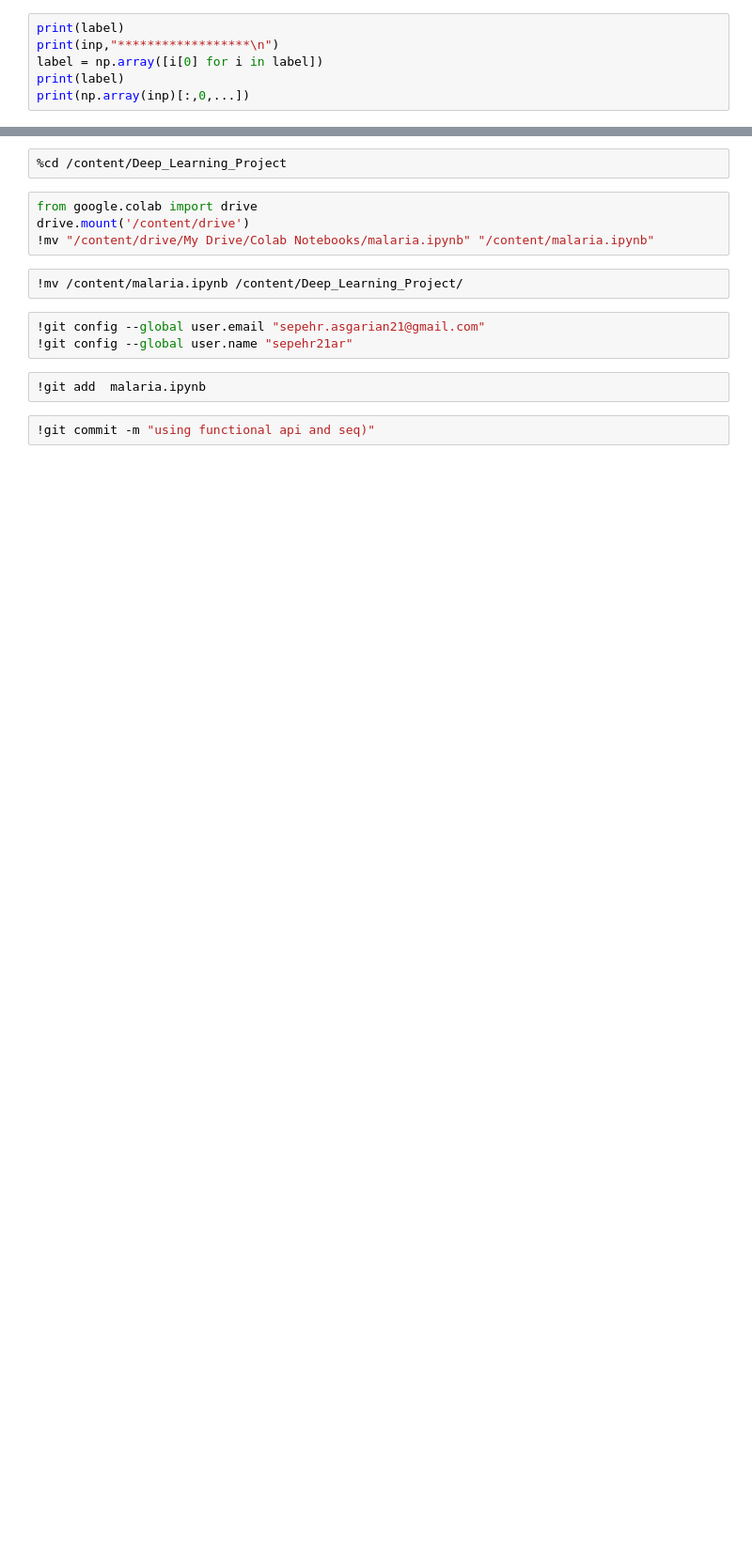
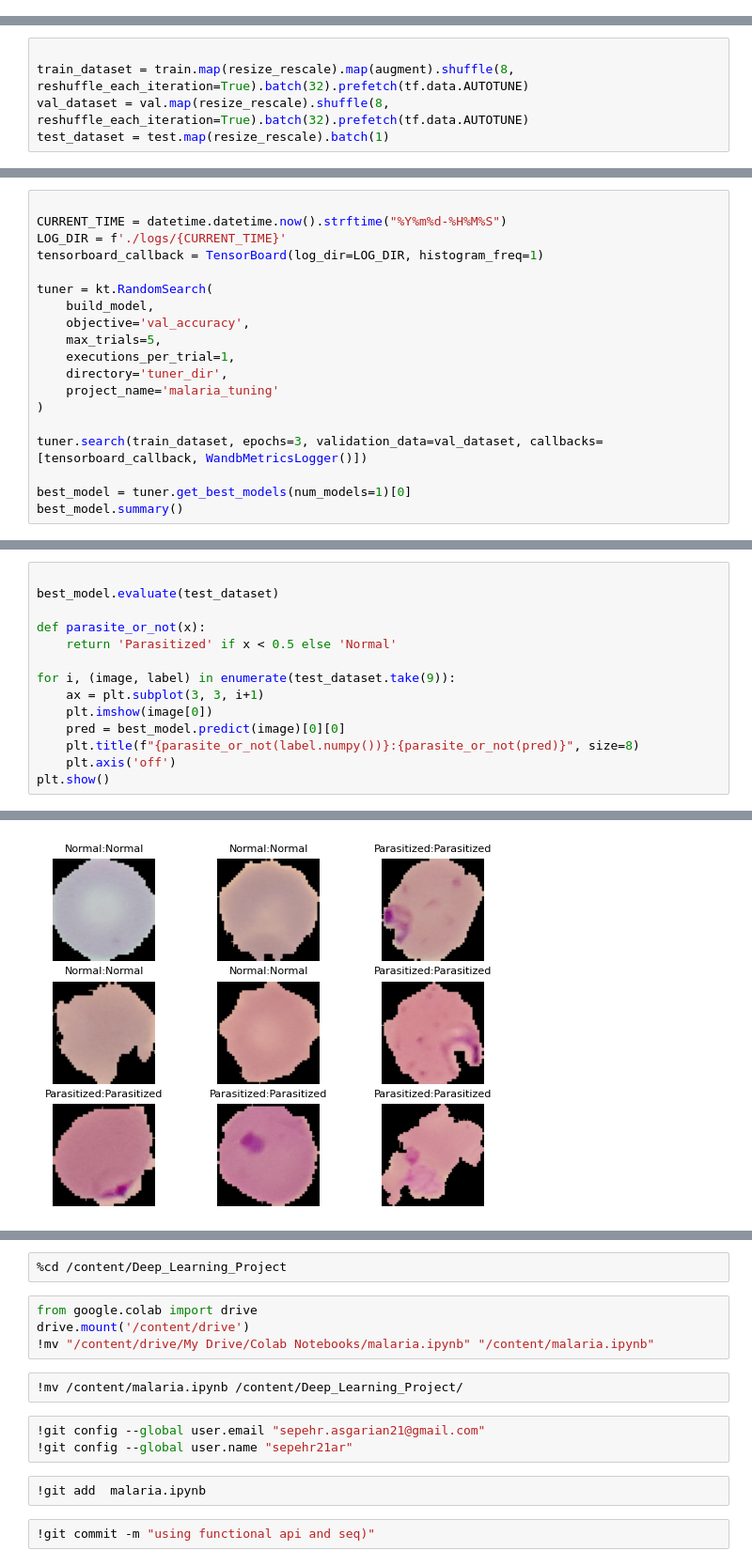
Before and after one commit to sepehr21ar/Deep_Learning_Project, a Jupyter notebook: malaria.ipynb, the cells around one changed output, grey strips where cells are left out. Shown: that part at 94% size. Cells and saved outputs as stored; diff of their text form; blank space fills up the shorter version.

Commit message:
UPdate to wandb

```diff
--- a/malaria.ipynb
+++ b/malaria.ipynb
@@ -283,6 +0,0 @@ for x ,y in test_dataset.as_numpy_iterator():
-# %%
-print(label)
-print(inp,"******************\n")
-label = np.array([i[0] for i in label])
-print(label)
-print(np.array(inp)[:,0,...])
@@ -308,0 +80,5 @@ predict = lenet_model.predict(np.array(inp)[:,0,...])
+# %%
+
+train_dataset = train.map(resize_rescale).map(augment).shuffle(8, reshuffle_each_iteration=True).batch(32).prefetch(tf.data.AUTOTUNE)
+val_dataset = val.map(resize_rescale).shuffle(8, reshuffle_each_iteration=True).batch(32).prefetch(tf.data.AUTOTUNE)
+test_dataset = test.map(resize_rescale).batch(1)
@@ -308,0 +128,19 @@ predict = lenet_model.predict(np.array(inp)[:,0,...])
+# %%
+
+CURRENT_TIME = datetime.datetime.now().strftime("%Y%m%d-%H%M%S")
+LOG_DIR = f'./logs/{CURRENT_TIME}'
+tensorboard_callback = TensorBoard(log_dir=LOG_DIR, histogram_freq=1)
+
+tuner = kt.RandomSearch(
+    build_model,
+    objective='val_accuracy',
+    max_trials=5,
+    executions_per_trial=1,
+    directory='tuner_dir',
+    project_name='malaria_tuning'
+)
+
+tuner.search(train_dataset, epochs=3, validation_data=val_dataset, callbacks=[tensorboard_callback, WandbMetricsLogger()])
+
+best_model = tuner.get_best_models(num_models=1)[0]
+best_model.summary()
@@ -308,0 +149,15 @@ predict = lenet_model.predict(np.array(inp)[:,0,...])
+# %%
+
+best_model.evaluate(test_dataset)
+
+def parasite_or_not(x):
+    return 'Parasitized' if x < 0.5 else 'Normal'
+
+for i, (image, label) in enumerate(test_dataset.take(9)):
+    ax = plt.subplot(3, 3, i+1)
+    plt.imshow(image[0])
+    pred = best_model.predict(image)[0][0]
+    plt.title(f"{parasite_or_not(label.numpy())}:{parasite_or_not(pred)}", size=8)
+    plt.axis('off')
+plt.show()
+# %% [output]
@@ -308,0 +174 @@ predict = lenet_model.predict(np.array(inp)[:,0,...])
+[figure, added]
```
Also changed, not shown: parts of 50 cells of this notebook.
